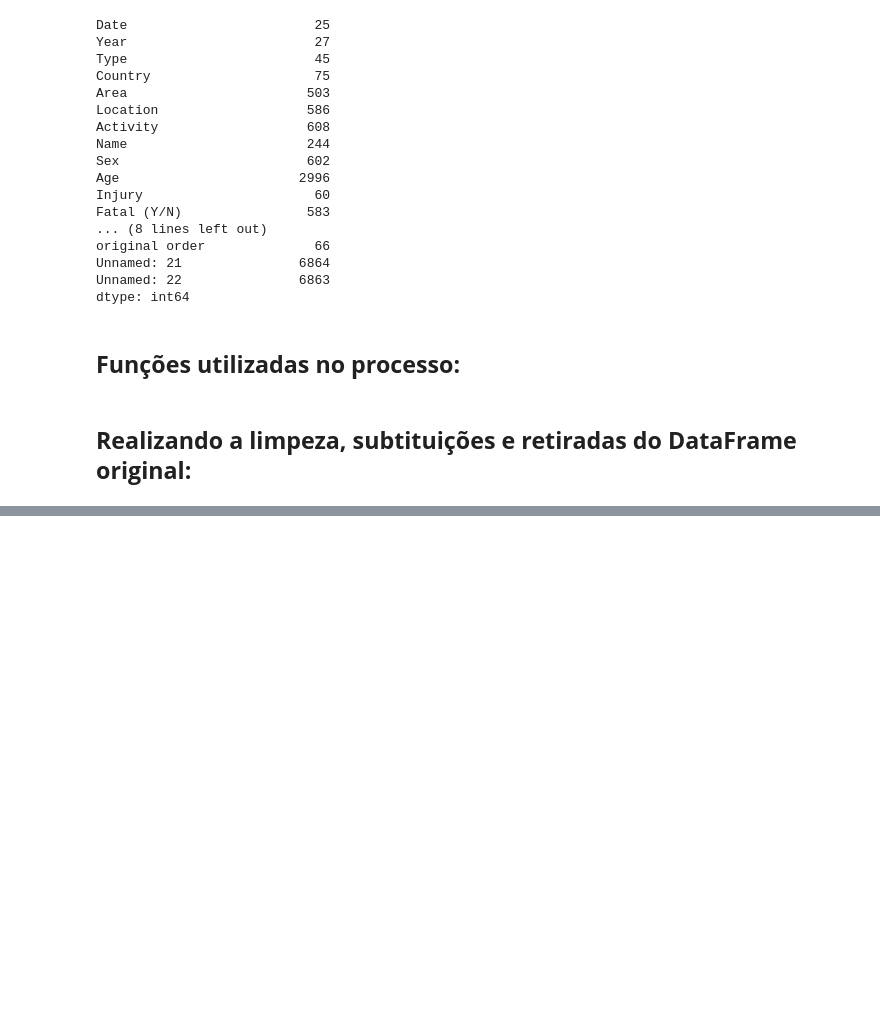
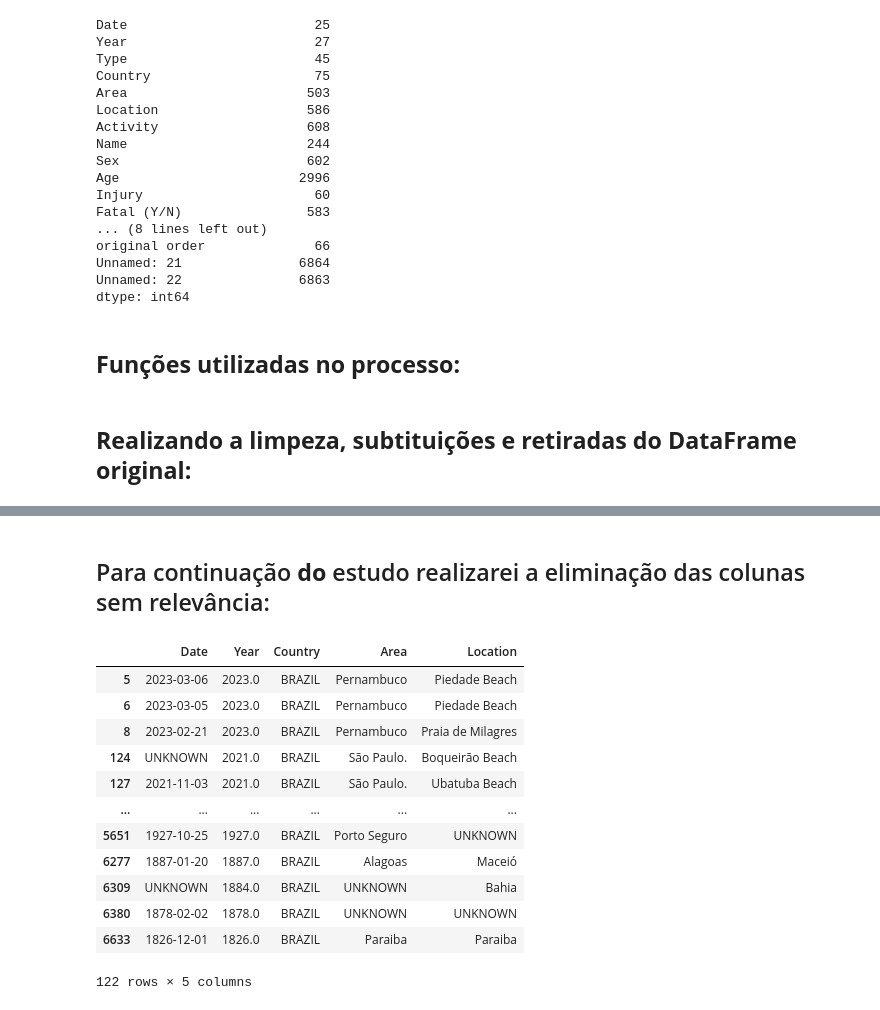
Before and after one commit to PedroPavanii/Shark_Project, a Jupyter notebook: Shark_1.ipynb, the cells around one changed output, grey strips where cells are left out. Cells and saved outputs as stored; diff of their text form; code cells hidden in the pictures; blank space fills up the shorter version.

```diff
--- a/Shark_1.ipynb
+++ b/Shark_1.ipynb
@@ -163,0 +212,19 @@ array(['2023.0', '2022.0', '2021.0', '2020.0', '2019.0', '2018.0',
+# %% [markdown]
+## Para continuação **do** estudo realizarei a eliminação das colunas sem relevância:
+# %%
+df_br = tabela_br.drop(['Type', 'Activity','Name', 'Sex ', 'Age', 'Injury', 'Fatal (Y/N)', 'Time', 'Species ', 'Years'], axis = 1)
+df_br
+# %% [output]
+|  | Date | Year | Country | Area | Location |
+| 5 | 2023-03-06 | 2023.0 | BRAZIL | Pernambuco | Piedade Beach |
+| 6 | 2023-03-05 | 2023.0 | BRAZIL | Pernambuco | Piedade Beach |
+| 8 | 2023-02-21 | 2023.0 | BRAZIL | Pernambuco | Praia de Milagres |
+| 124 | UNKNOWN | 2021.0 | BRAZIL | São Paulo. | Boqueirão Beach |
+| 127 | 2021-11-03 | 2021.0 | BRAZIL | São Paulo. | Ubatuba Beach |
+| ... | ... | ... | ... | ... | ... |
+| 5651 | 1927-10-25 | 1927.0 | BRAZIL | Porto Seguro | UNKNOWN |
+| 6277 | 1887-01-20 | 1887.0 | BRAZIL | Alagoas | Maceió |
+| 6309 | UNKNOWN | 1884.0 | BRAZIL | UNKNOWN | Bahia |
+| 6380 | 1878-02-02 | 1878.0 | BRAZIL | UNKNOWN | UNKNOWN |
+| 6633 | 1826-12-01 | 1826.0 | BRAZIL | Paraiba | Paraiba |
+122 rows × 5 columns
```
Also changed, not shown: parts of 11 cells of this notebook.
